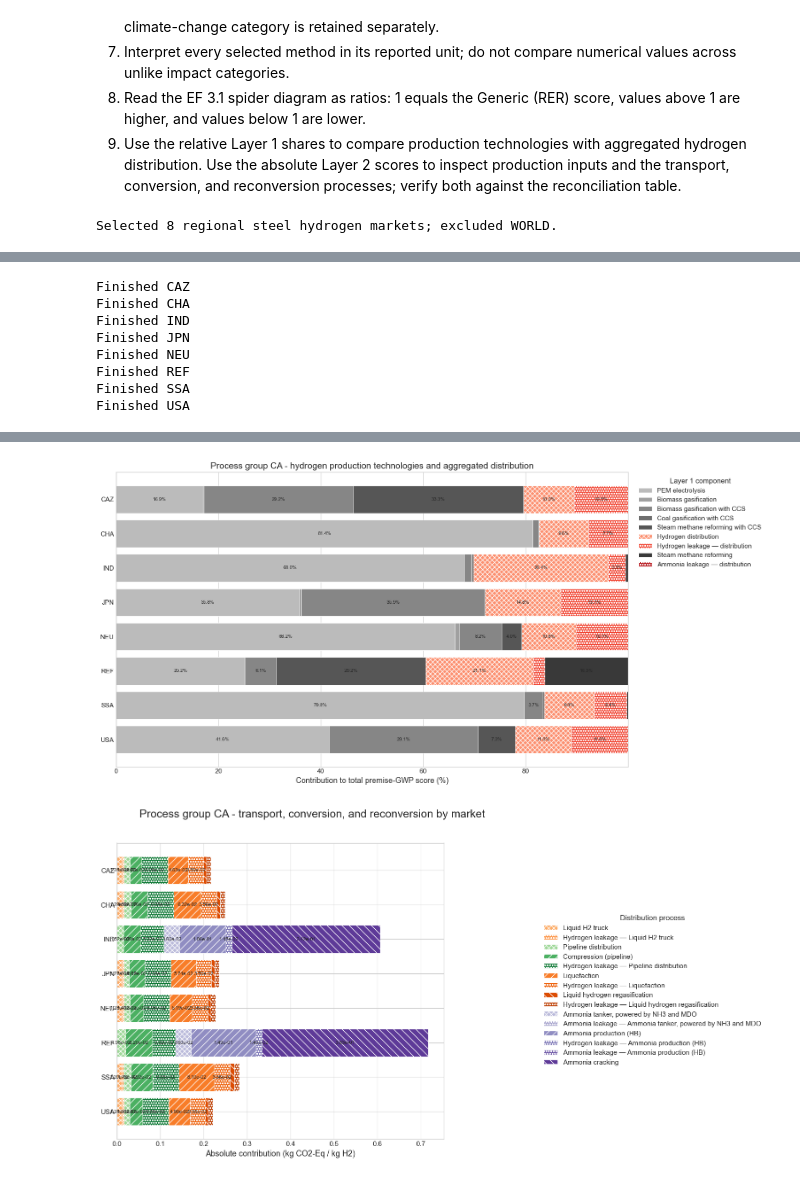
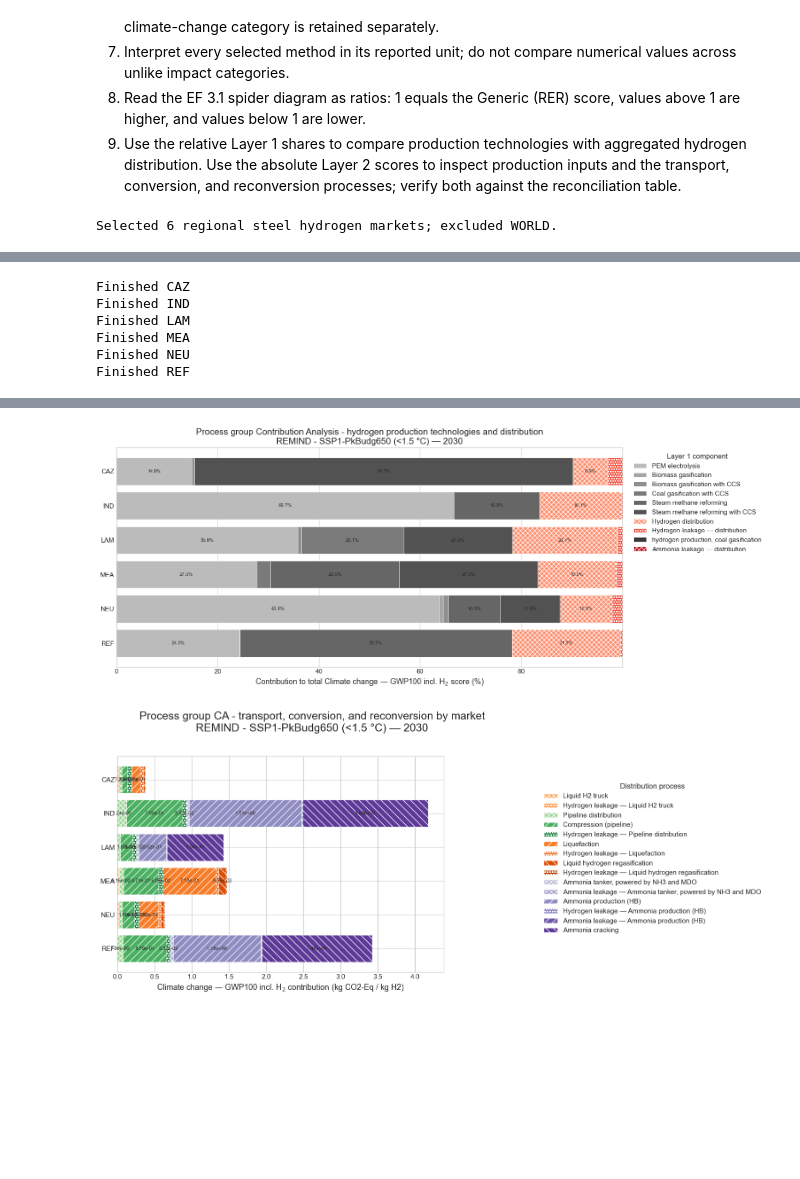
Before and after one commit to Tubias-Close/premise_h2-distribution, a Jupyter notebook: examples/h2-distribution_LCIA/notebooks/LCIA_contribution_analysis_hydrogen_markets_europe.ipynb, the cells around one changed output, grey strips where cells are left out. Saved outputs shown, nothing was run; the diff lists cells and outputs as text; code cells hidden in the pictures; blank space fills up the shorter version.

Commit message:
added message and image SSP1 scenarios to mapping

```diff
--- a/examples/h2-distribution_LCIA/notebooks/LCIA_contribution_analysis_hydrogen_markets_europe.ipynb
+++ b/examples/h2-distribution_LCIA/notebooks/LCIA_contribution_analysis_hydrogen_markets_europe.ipynb
@@ -74,8 +82,8 @@ list(bd.databases)
 
 The project and database exactly match the source notebook. Change only these constants when deliberately applying the workflow to another prospective database.
 # %%
-PROJECT = "ecoinvent-3.12-cutoff"
-DATABASE = 'ecoinvent-3.12-cutoff_remind-SSP2-PkBudg1000_2050_08_full'
+PROJECT = "ecoinvent-3.12-cutoff_v2"
+DATABASE = "ecoinvent-3.12-cutoff_image-SSP1-VLLO_2030_08_full"
 # Operational settings remain in config.py; semantic methods live only in
 # LCIA_mapping_h2.py and are shared with every other LCIA notebook.
 GENERIC_MARKET_NAME = cfg.GENERIC_MARKET_NAME
@@ -89,6 +97,25 @@ EXPECTED_SECTOR_MARKETS = cfg.EXPECTED_SECTOR_MARKETS
 PREMISE_GWP_METHOD = h2map.PREMISE_GWP_METHOD
 # Use the existing canonical hatch; do not define a notebook-local pattern.
 HYDROGEN_LEAKAGE_HATCH = h2map.PROCESS_HATCH["Hydrogen leakage"]
+# Read scenario metadata and displayed names from the canonical mapping.
+scenario_matches = [item for item in h2map.DATABASES if item["database"] == DATABASE]
+if len(scenario_matches) != 1:
+    raise ValueError(f"Expected one scenario entry for {DATABASE!r} in LCIA_mapping_h2.DATABASES")
+scenario_metadata = scenario_matches[0]
+scenario_key = (scenario_metadata["iam_model"].lower(), scenario_metadata["scenario"])
+PLOT_CONTEXT = (
+    f"{h2map.SCENARIO_LABELS[scenario_key]} "
+    f"({h2map.WARMING_MAP[scenario_key]}) — {scenario_metadata['year']}"
+)
+impact_plot_labels = {
+    impact_category_label(method): h2map.method_plot_label(method)
+    for method in h2map.METHOD_LABELS
+}
+
+
+def plot_title(title):
+    """Append the selected scenario, warming level, and year to a plot title."""
+    return f"{title}\n{PLOT_CONTEXT}"
 # %% [markdown]
 ## 3. Open the project and select European market datasets
 
@@ -1105,14 +1136,15 @@ steel_region_reconciliation_df = steel_region_stage_results["reconciliation"]
 display(steel_region_reconciliation_df)
 
 # First: production technologies versus aggregated distribution (relative shares).
-stage_analysis.plot_stage_layer1(steel_region_layer1_df, steel_region_order)
+stage_analysis.plot_stage_layer1(steel_region_layer1_df, steel_region_order, title_context=PLOT_CONTEXT)
 
 # Second: distribution only, split into transport, conversion, and reconversion processes.
 stage_analysis.plot_distribution_layer2(
     steel_region_distribution_df,
     steel_region_order,
+    title_context=PLOT_CONTEXT,
 )
 # %% [output]
-Selected 8 regional steel hydrogen markets; excluded WORLD.
+Selected 6 regional steel hydrogen markets; excluded WORLD.
 |  | region | name | reference product | unit | database key |
 | 0 | CAZ | market for hydrogen, gaseous, low... | hydrogen, gaseous, low pressure | kilogram | (ecoinvent-3.12-cutoff_remind-SSP... |
@@ -1126,9 +1156,7 @@ Selected 8 regional steel hydrogen markets; excluded WORLD.
 Finished CAZ
-Finished CHA
 Finished IND
-Finished JPN
+Finished LAM
+Finished MEA
 Finished NEU
 Finished REF
-Finished SSA
-Finished USA
 |  | market | method | impact category | unit | total score | Layer 1 reconstructed score | Layer 1 difference | ... |
@@ -1143,5 +1169,5 @@ Finished USA
-[figure, old version]
+[figure, new version]
-[figure, old version]
+[figure, new version]
 # %%
 # Combined REMIND process-group CA: retain individual production technologies and
 # replace aggregated distribution with the route-level categories used above.
```
Also changed, not shown: parts of 18 cells of this notebook, 2 other files.
